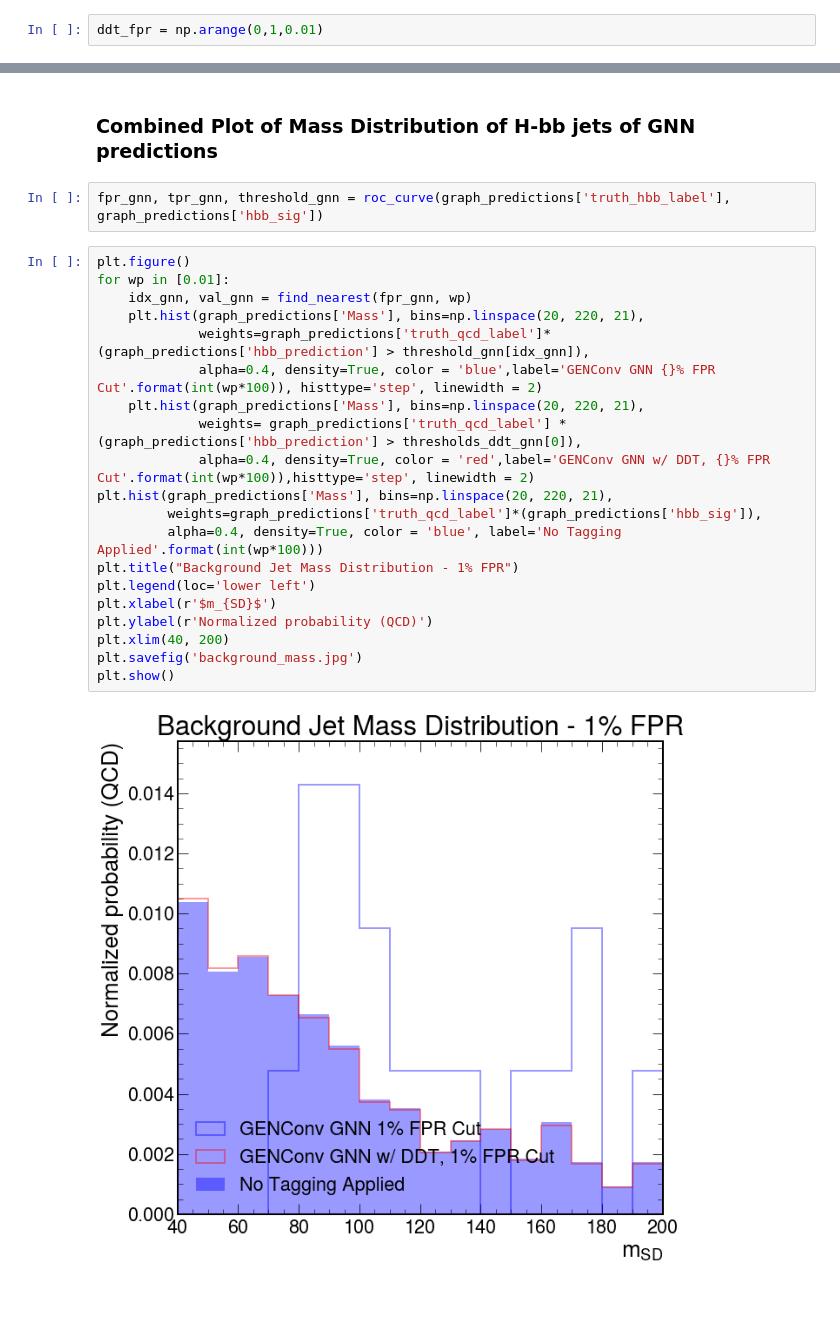
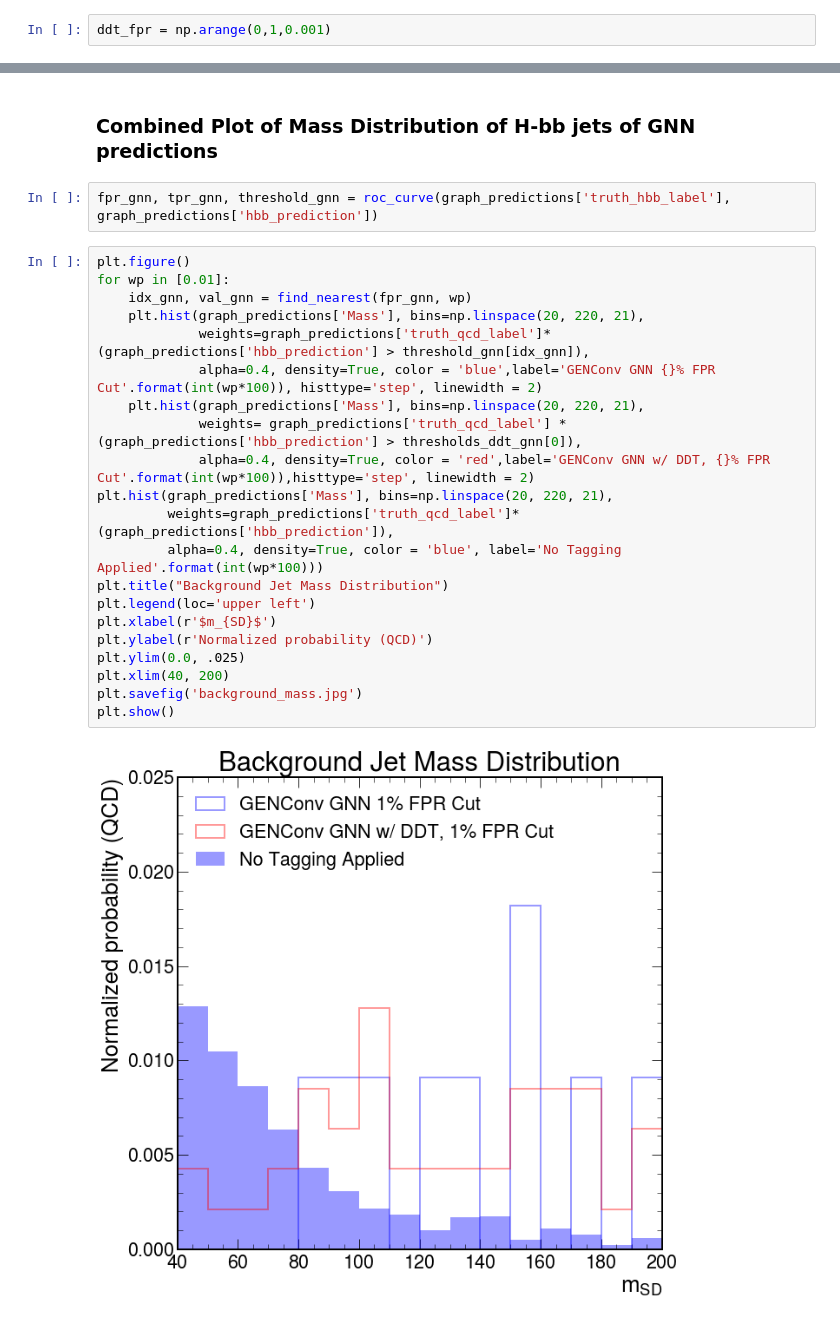
Before and after one commit to Bryan-Az/DSC-Capstone-Result-Replication, a Jupyter notebook: src/analysis/evaluation.ipynb, the cells around one changed output, grey strips where cells are left out. Cells and saved outputs as stored; diff of their text form.

```diff
--- a/src/analysis/evaluation.ipynb
+++ b/src/analysis/evaluation.ipynb
@@ -186,7 +186,7 @@ def ddt_find_fpr(cutoffs, data):
         tprs.append(true_pos_rate)
     return np.array(tprs), threshes_lowest
 # %%
-ddt_fpr = np.arange(0,1,0.01)
+ddt_fpr = np.arange(0,1,0.001)
 # %%
 ddt_gnn_tpr, thresholds_ddt_gnn = ddt_find_fpr(ddt_fpr, graph_predictions)
 ddt_dsnn_tpr, thresholds_ddt_dsnn = ddt_find_fpr(ddt_fpr, dsnn_predictions)
@@ -235,29 +237,30 @@ plt.show()
 # %% [markdown]
 ### Combined Plot of Mass Distribution of H-bb jets of GNN predictions
 # %%
-fpr_gnn, tpr_gnn, threshold_gnn = roc_curve(graph_predictions['truth_hbb_label'], graph_predictions['hbb_sig'])
+fpr_gnn, tpr_gnn, threshold_gnn = roc_curve(graph_predictions['truth_hbb_label'], graph_predictions['hbb_prediction'])
 # %%
 plt.figure()
 for wp in [0.01]:
     idx_gnn, val_gnn = find_nearest(fpr_gnn, wp)
     plt.hist(graph_predictions['Mass'], bins=np.linspace(20, 220, 21),
              weights=graph_predictions['truth_qcd_label']*(graph_predictions['hbb_prediction'] > threshold_gnn[idx_gnn]),
              alpha=0.4, density=True, color = 'blue',label='GENConv GNN {}% FPR Cut'.format(int(wp*100)), histtype='step', linewidth = 2)
     plt.hist(graph_predictions['Mass'], bins=np.linspace(20, 220, 21),
              weights= graph_predictions['truth_qcd_label'] * (graph_predictions['hbb_prediction'] > thresholds_ddt_gnn[0]),
              alpha=0.4, density=True, color = 'red',label='GENConv GNN w/ DDT, {}% FPR Cut'.format(int(wp*100)),histtype='step', linewidth = 2)
 plt.hist(graph_predictions['Mass'], bins=np.linspace(20, 220, 21),
-         weights=graph_predictions['truth_qcd_label']*(graph_predictions['hbb_sig']),
+         weights=graph_predictions['truth_qcd_label']*(graph_predictions['hbb_prediction']),
          alpha=0.4, density=True, color = 'blue', label='No Tagging Applied'.format(int(wp*100)))
-plt.title("Background Jet Mass Distribution - 1% FPR")
-plt.legend(loc='lower left')
+plt.title("Background Jet Mass Distribution")
+plt.legend(loc='upper left')
 plt.xlabel(r'$m_{SD}$')
 plt.ylabel(r'Normalized probability (QCD)')
+plt.ylim(0.0, .025)
 plt.xlim(40, 200)
 plt.savefig('background_mass.jpg')
 plt.show()
 # %% [output]
-[figure, old version]
+[figure, new version]
 # %%
 plt.figure()
 for wp in [0.01]:
```
Also changed, not shown: parts of 8 cells of this notebook, 12 other files.
